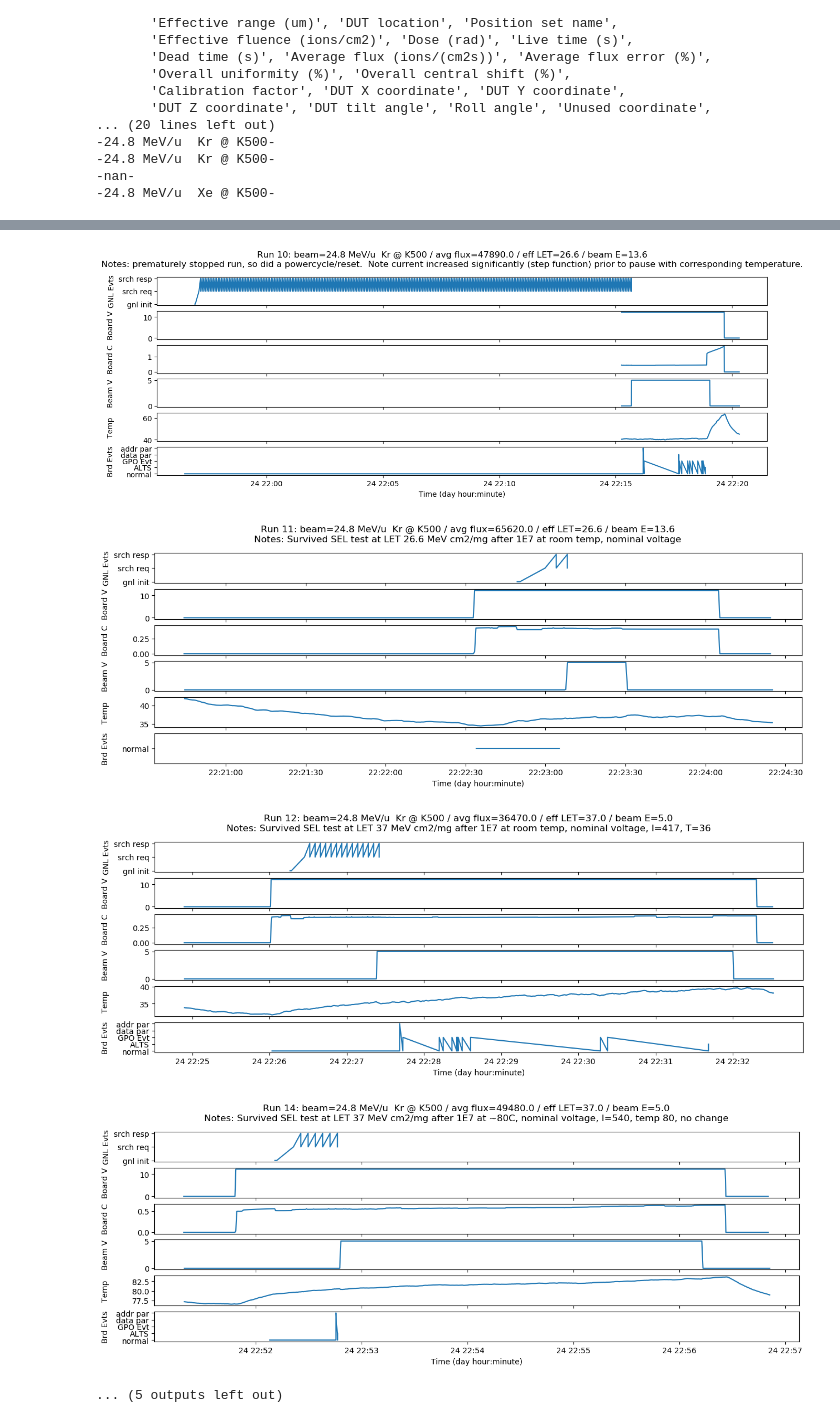
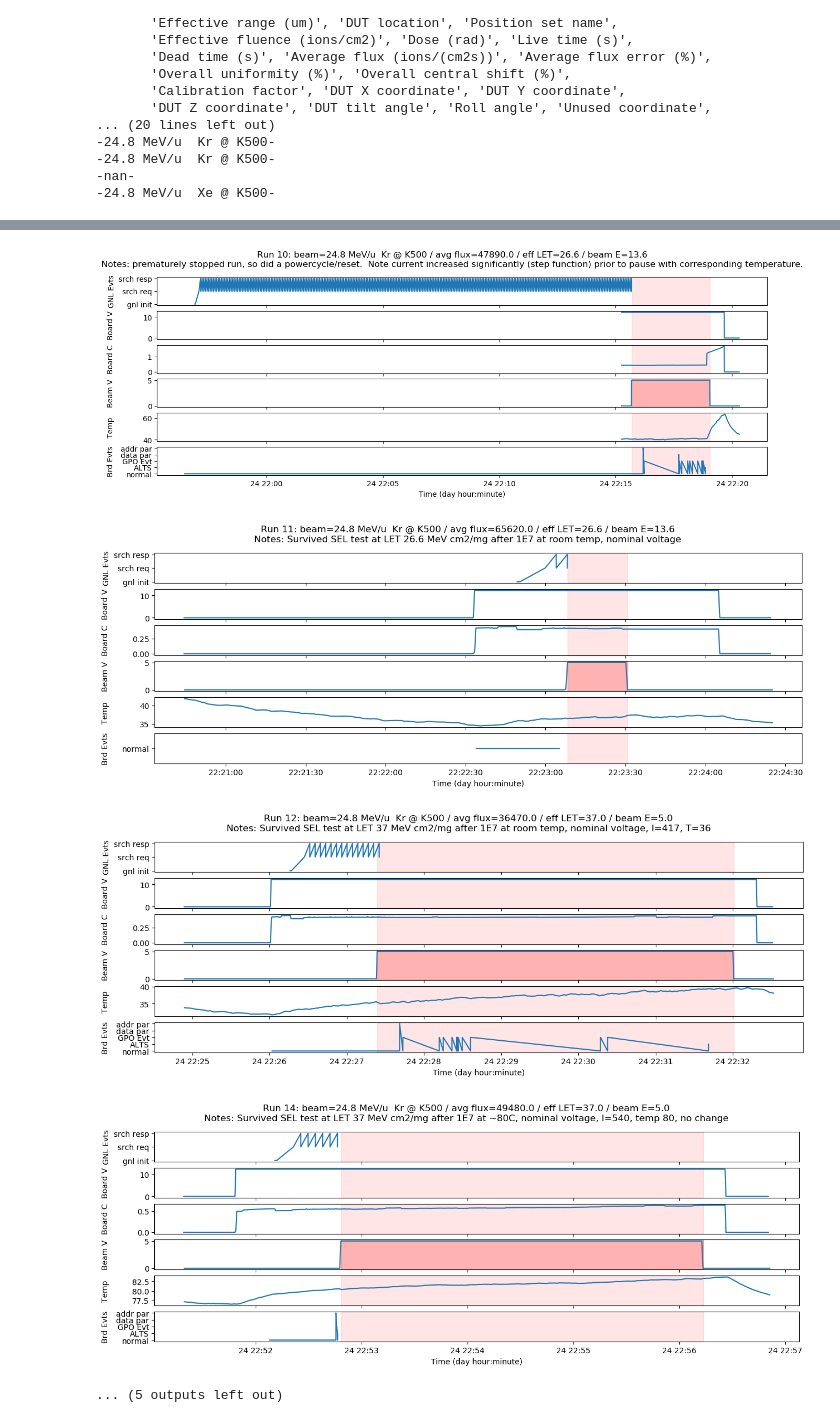
Before and after one commit to gosha1128/gemini_tamu_2019, a Jupyter notebook: tamu/george_data_proc.ipynb, the cells around one changed output, grey strips where cells are left out. Saved outputs shown, nothing was run; the diff lists cells and outputs as text; code cells hidden in the pictures.

Commit message:
added color bands to graphs

```diff
--- a/tamu/george_data_proc.ipynb
+++ b/tamu/george_data_proc.ipynb
@@ -447,3 +447,11 @@ Adjusting for run  16
 Adjusting for run  17
 Adjusting for run  18
 Adjusting for run  19
+# %%
+troxel_beamvoltage_ts = list(troxel_data2["boardvoltage_newts"])
+beam_voltages = list( troxel_data2["102 (Vdc)"] )
+
+
+print(troxel_data2.shape)
+print(len(troxel_beamvoltage_ts), len(beam_voltages))
+troxel_data2.head(10)
@@ -641,7 +701,7 @@ FSIZE = (15,5)
 
 def plot_all( gsi_ts, logs_marker, troxel_ts, voltages, current, \
              troxel_beamvoltages_ts, beam_voltages, troxel_temp_ts, \
-             temps, minicom_ts, minicom_markers, fname, subtitle, notes):
+             temps, minicom_ts, minicom_markers, fname, subtitle, notes, beam_ons):
     if (gsi_ts ==None ): return
 
     fig, axes = plt.subplots(6,1, sharex = True, figsize=FSIZE,dpi=100)
@@ -668,6 +728,16 @@ def plot_all( gsi_ts, logs_marker, troxel_ts, voltages, current, \
     axes[3].plot(troxel_beamvoltages_ts, beam_voltages)
     axes[4].plot(troxel_temp_ts, temps)
     axes[5].plot(minicom_ts, minicom_markers)
+
+    if (beam_ons):
+        for beam_on in beam_ons:
+            x1, x2 = beam_on
+            axes[0].axvspan(x1,x2, alpha=0.1, color='red')
+            axes[1].axvspan(x1,x2, alpha=0.1, color='red')
+            axes[2].axvspan(x1,x2, alpha=0.1, color='red')
+            axes[3].axvspan(x1,x2, alpha=0.3, color='red')
+            axes[4].axvspan(x1,x2, alpha=0.1, color='red')
+            axes[5].axvspan(x1,x2, alpha=0.1, color='red')
 
     #10 == figsize[0]
     #axes[1].yaxis.set_label_coords(-0.103,0.5)
@@ -697,6 +767,7 @@ for i in range(len(all_dirs)):
     minicom_markers = all_minicom_markers[i]
     temps = all_temps[i]
     fname = all_dirs[i][2]
+    beam_ons = all_beam_ons[i]
 
     subtitle = "No Beam, Functional Test"
     if ( (i+1) in expdetails.keys() ):
@@ -709,7 +780,7 @@ for i in range(len(all_dirs)):
     try:
         plot_all( gsi_ts, logs_marker, troxel_ts, voltages, current, \
              troxel_beamvoltages_ts, beam_voltages, troxel_temp_ts, \
-                 temps, minicom_ts, minicom_markers, fname, subtitle,notes )
+                 temps, minicom_ts, minicom_markers, fname, subtitle,notes, beam_ons )
     except:
         print("Could not plot Run", i+1)
 # %% [output]
@@ -723,6 +794,6 @@ for i in range(len(all_dirs)):
 [figure]
-[figure, old version]
+[figure, new version]
-[figure, old version]
+[figure, new version]
-[figure, old version]
+[figure, new version]
-[figure, old version]
+[figure, new version]
 ... (5 outputs left out)
```
Also changed, not shown: parts of 3 cells of this notebook, 1 other file.
